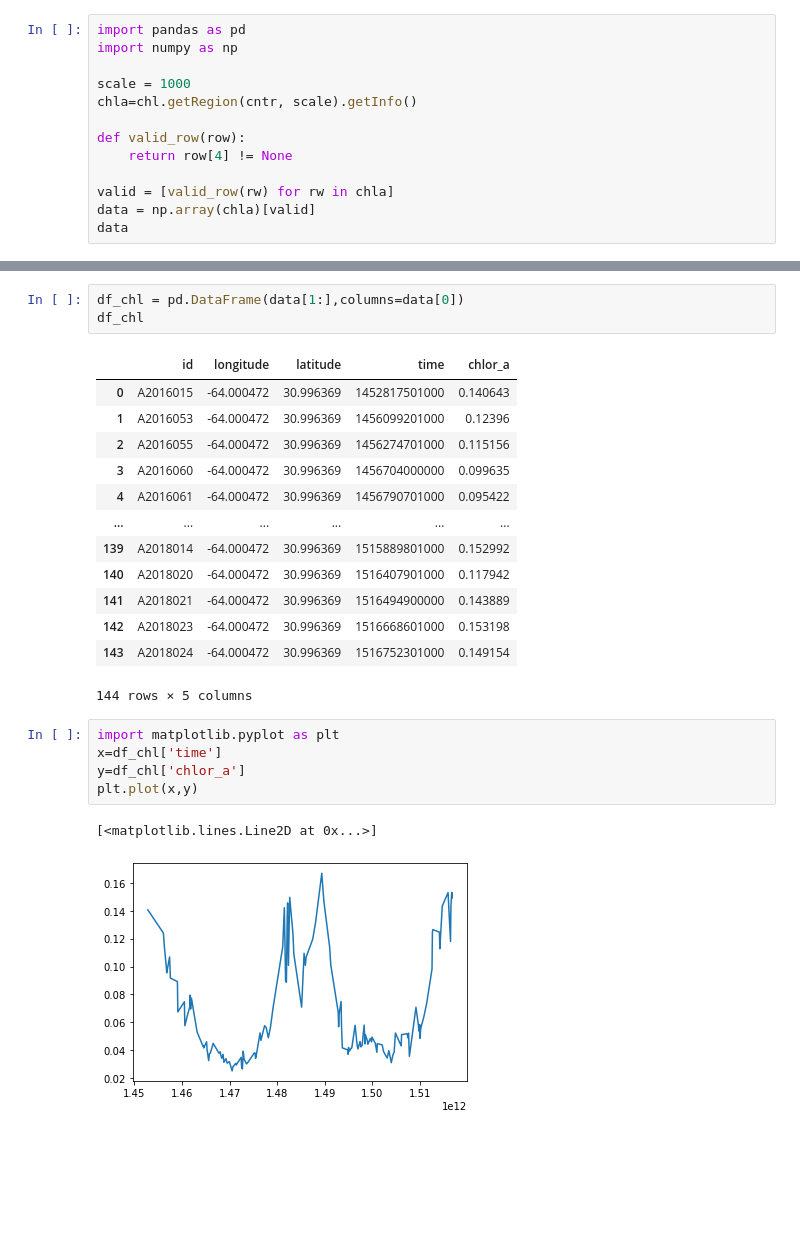
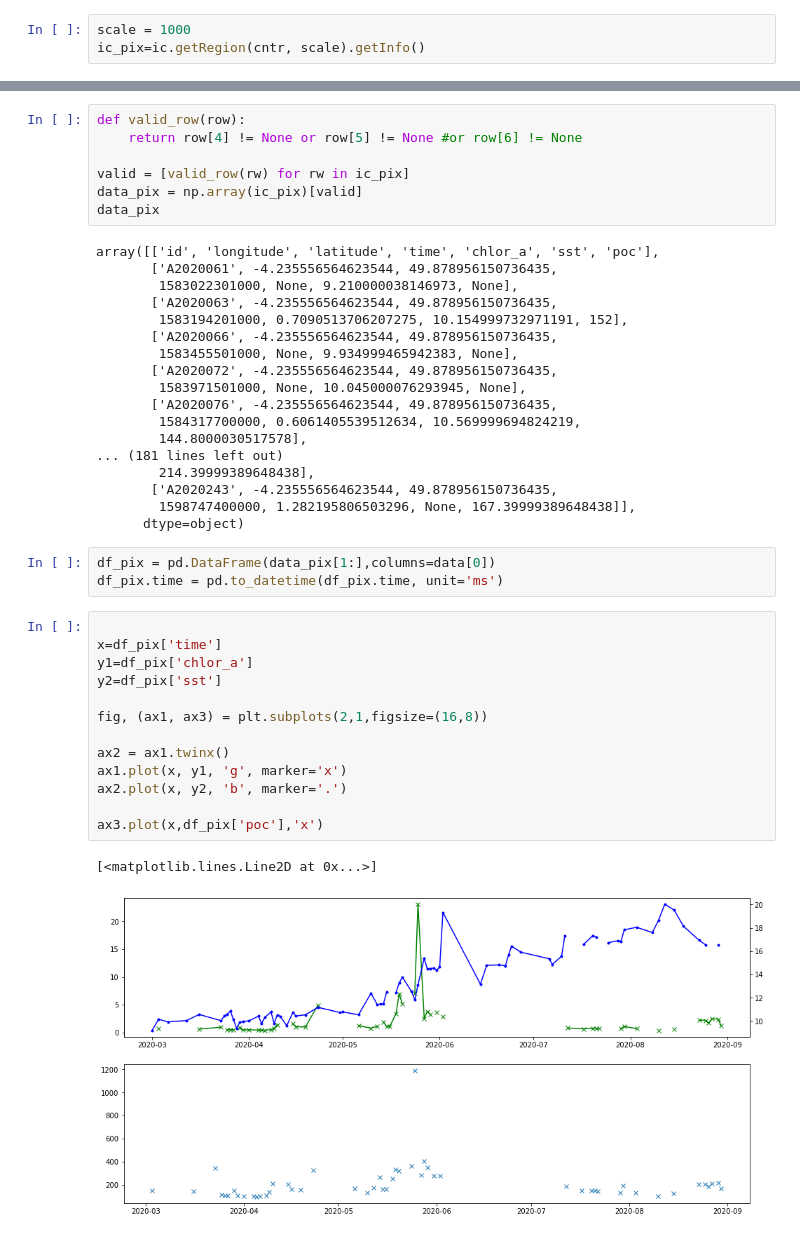
Before and after one commit to eejco/pp-bermuda, a Jupyter notebook: modis-aqua-chl.ipynb, the cells around one changed output, grey strips where cells are left out. Saved outputs shown, nothing was run; the diff lists cells and outputs as text; blank space fills up the shorter version.

Commit message:
add time; look at xarray for 2d data

```diff
--- a/modis-aqua-chl.ipynb
+++ b/modis-aqua-chl.ipynb
@@ -53,13 +28,3 @@ ee.ImageCollection({
 # %%
-import pandas as pd
-import numpy as np
-
 scale = 1000
-chla=chl.getRegion(cntr, scale).getInfo()
-
-def valid_row(row):
-    return row[4] != None
-
-valid = [valid_row(rw) for rw in chla]
-data = np.array(chla)[valid]
-data
+ic_pix=ic.getRegion(cntr, scale).getInfo()
@@ -104,25 +31,44 @@ chla
+# %%
+def valid_row(row):
+    return row[4] != None or row[5] != None #or row[6] != None
+
+valid = [valid_row(rw) for rw in ic_pix]
+data_pix = np.array(ic_pix)[valid]
+data_pix
+# %% [output]
+array([['id', 'longitude', 'latitude', 'time', 'chlor_a', 'sst', 'poc'],
+       ['A2020061', -4.235556564623544, 49.878956150736435,
+        1583022301000, None, 9.210000038146973, None],
+       ['A2020063', -4.235556564623544, 49.878956150736435,
+        1583194201000, 0.7090513706207275, 10.154999732971191, 152],
+       ['A2020066', -4.235556564623544, 49.878956150736435,
+        1583455501000, None, 9.934999465942383, None],
+       ['A2020072', -4.235556564623544, 49.878956150736435,
+        1583971501000, None, 10.045000076293945, None],
+       ['A2020076', -4.235556564623544, 49.878956150736435,
+        1584317700000, 0.6061405539512634, 10.569999694824219,
+        144.8000030517578],
+... (181 lines left out)
+        214.39999389648438],
+       ['A2020243', -4.235556564623544, 49.878956150736435,
+        1598747400000, 1.282195806503296, None, 167.39999389648438]],
+      dtype=object)
 # %%
-df_chl = pd.DataFrame(data[1:],columns=data[0])
-df_chl
+df_pix = pd.DataFrame(data_pix[1:],columns=data[0])
+df_pix.time = pd.to_datetime(df_pix.time, unit='ms')
-# %% [output]
-|  | id | longitude | latitude | time | chlor_a |
-| 0 | A2016015 | -64.000472 | 30.996369 | 1452817501000 | 0.140643 |
-| 1 | A2016053 | -64.000472 | 30.996369 | 1456099201000 | 0.12396 |
-| 2 | A2016055 | -64.000472 | 30.996369 | 1456274701000 | 0.115156 |
-| 3 | A2016060 | -64.000472 | 30.996369 | 1456704000000 | 0.099635 |
-| 4 | A2016061 | -64.000472 | 30.996369 | 1456790701000 | 0.095422 |
-| ... | ... | ... | ... | ... | ... |
-| 139 | A2018014 | -64.000472 | 30.996369 | 1515889801000 | 0.152992 |
-| 140 | A2018020 | -64.000472 | 30.996369 | 1516407901000 | 0.117942 |
-| 141 | A2018021 | -64.000472 | 30.996369 | 1516494900000 | 0.143889 |
-| 142 | A2018023 | -64.000472 | 30.996369 | 1516668601000 | 0.153198 |
-| 143 | A2018024 | -64.000472 | 30.996369 | 1516752301000 | 0.149154 |
-144 rows × 5 columns
 # %%
-import matplotlib.pyplot as plt
-x=df_chl['time']
-y=df_chl['chlor_a']
-plt.plot(x,y)
+
+x=df_pix['time']
+y1=df_pix['chlor_a']
+y2=df_pix['sst']
+
+fig, (ax1, ax3) = plt.subplots(2,1,figsize=(16,8))
+
+ax2 = ax1.twinx()
+ax1.plot(x, y1, 'g', marker='x')
+ax2.plot(x, y2, 'b', marker='.')
+
+ax3.plot(x,df_pix['poc'],'x')
 # %% [output]
 [<matplotlib.lines.Line2D at 0x...>]
-[figure, old version]
+[figure, new version]
```
Also changed, not shown: parts of 15 cells of this notebook.
